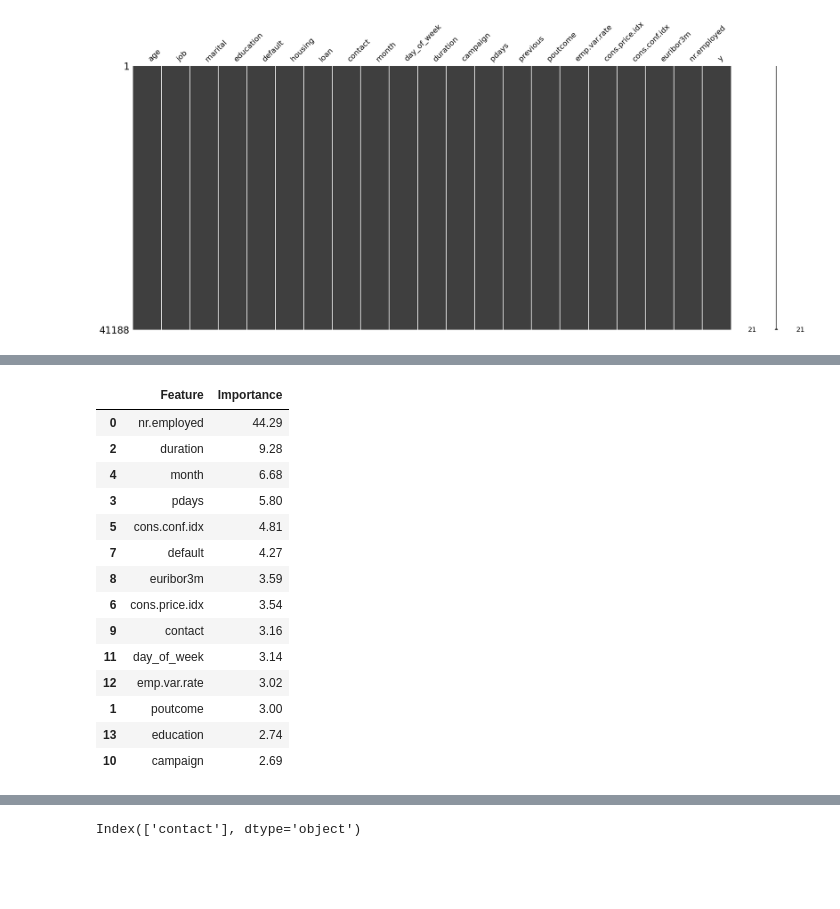
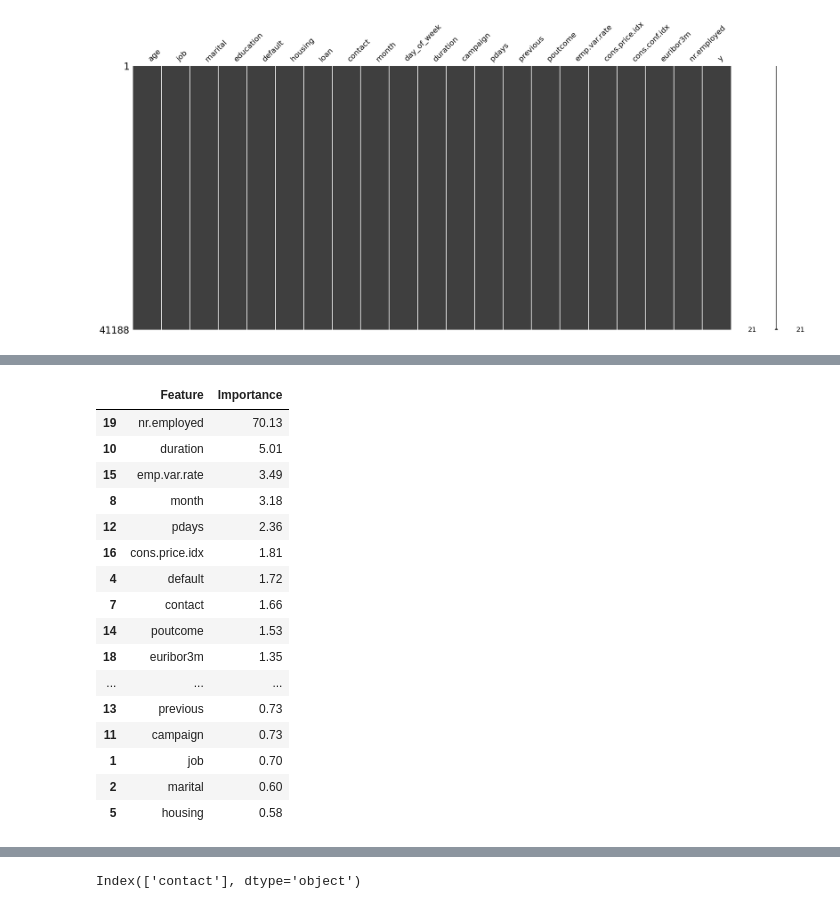
Before and after one commit to EnriqueEsnola/machine-learning, a Jupyter notebook: src/explore.ipynb, the cells around one changed output, grey strips where cells are left out. Saved outputs shown, nothing was run; the diff lists cells and outputs as text; code cells hidden in the pictures; blank space fills up the shorter version.

```diff
--- a/src/explore.ipynb
+++ b/src/explore.ipynb
@@ -185,9 +187,12 @@ df["y"] = pd.factorize(df["y"])[0]
 X = df.drop(['y'], axis=1)
 y = df['y']
 
-# Ajusta un modelo de regresión lineal
-X = sm.add_constant(X)
-model = sm.Logit(y, X).fit()
+# Dividir el conjunto de datos en entrenamiento y prueba
+X_train, X_test, y_train, y_test = train_test_split(X, y, test_size=0.2, random_state=42)
 
-print(model.summary())
+# Inicializar el modelo de regresión logística
+model = LogisticRegression(max_iter=1000)
+
+# Ajustar el modelo con los datos de entrenamiento
+model.fit(X_train, y_train)
 # %% [output]
@@ -213,25 +200,27 @@ X_train, X_test, y_train, y_test = train_test_split(X, y, test_size=0.2, random_
 # %%
 # Usamos xgb para conocer la importancia de las características
-xgb_model = xgb.XGBRegressor(objective='reg:squarederror', random_state=42).fit(X_train, y_train)
+xgb_model = xgb.XGBClassifier(objective='binary:logistic', random_state=42).fit(X_train, y_train)
 df = pd.DataFrame({'Feature':X_train.columns, 'Importance':xgb_model.feature_importances_*100})
 df = df.sort_values(by='Importance', ascending=False)
 df
 # %% [output]
 |  | Feature | Importance |
-| 0 | nr.employed | 44.29 |
-| 2 | duration | 9.28 |
-| 4 | month | 6.68 |
-| 3 | pdays | 5.80 |
-| 5 | cons.conf.idx | 4.81 |
-| 7 | default | 4.27 |
-| 8 | euribor3m | 3.59 |
-| 6 | cons.price.idx | 3.54 |
-| 9 | contact | 3.16 |
-| 11 | day_of_week | 3.14 |
-| 12 | emp.var.rate | 3.02 |
-| 1 | poutcome | 3.00 |
-| 13 | education | 2.74 |
-| 10 | campaign | 2.69 |
+| 19 | nr.employed | 70.13 |
+| 10 | duration | 5.01 |
+| 15 | emp.var.rate | 3.49 |
+| 8 | month | 3.18 |
+| 12 | pdays | 2.36 |
+| 16 | cons.price.idx | 1.81 |
+| 4 | default | 1.72 |
+| 7 | contact | 1.66 |
+| 14 | poutcome | 1.53 |
+| 18 | euribor3m | 1.35 |
+| ... | ... | ... |
+| 13 | previous | 0.73 |
+| 11 | campaign | 0.73 |
+| 1 | job | 0.70 |
+| 2 | marital | 0.60 |
+| 5 | housing | 0.58 |
 # %%
 # Seleccionamos las características que presentan más de un 1% de importancia
 X_train = X_train[df[df.Importance>1]['Feature'].values]
```
Also changed, not shown: parts of 15 cells of this notebook.
